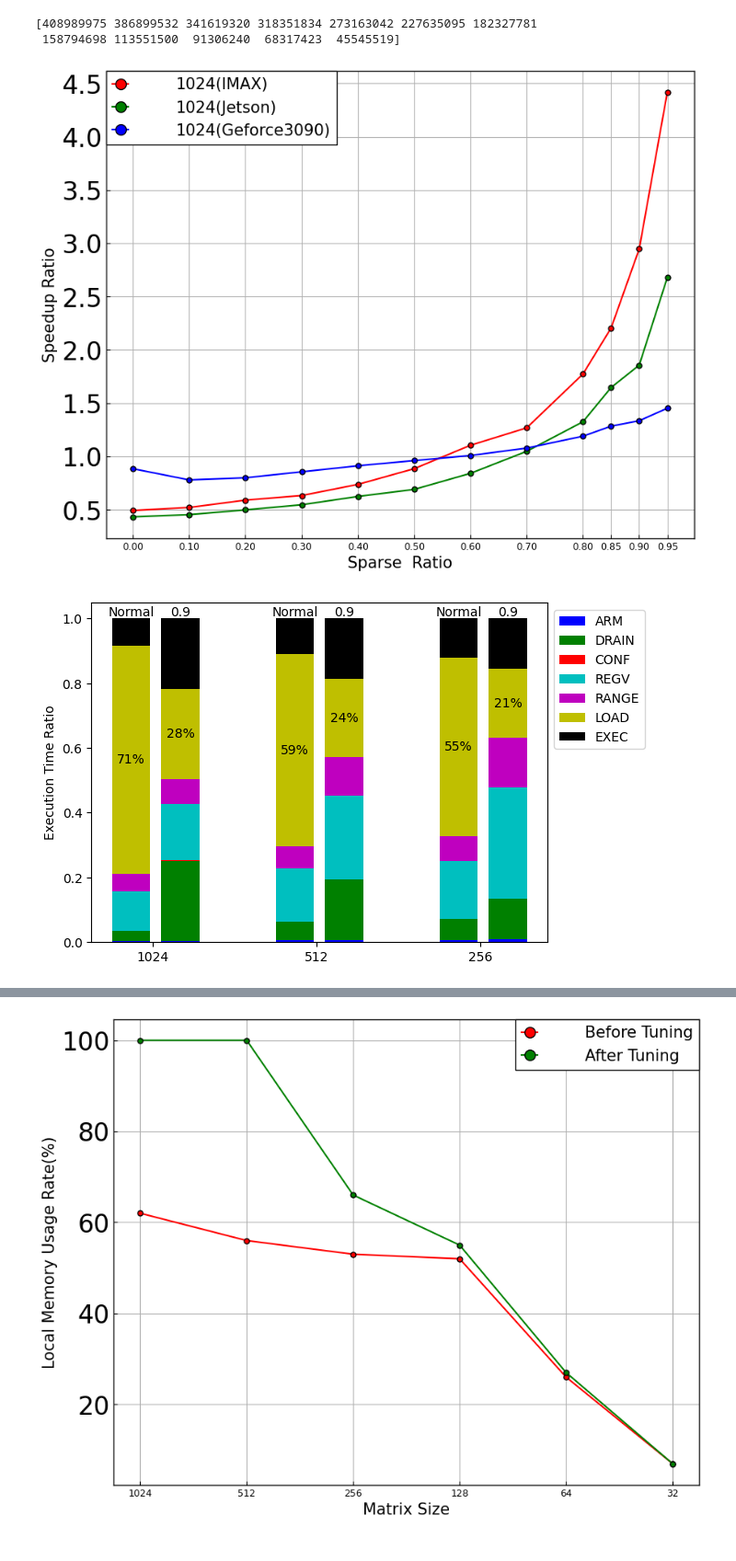
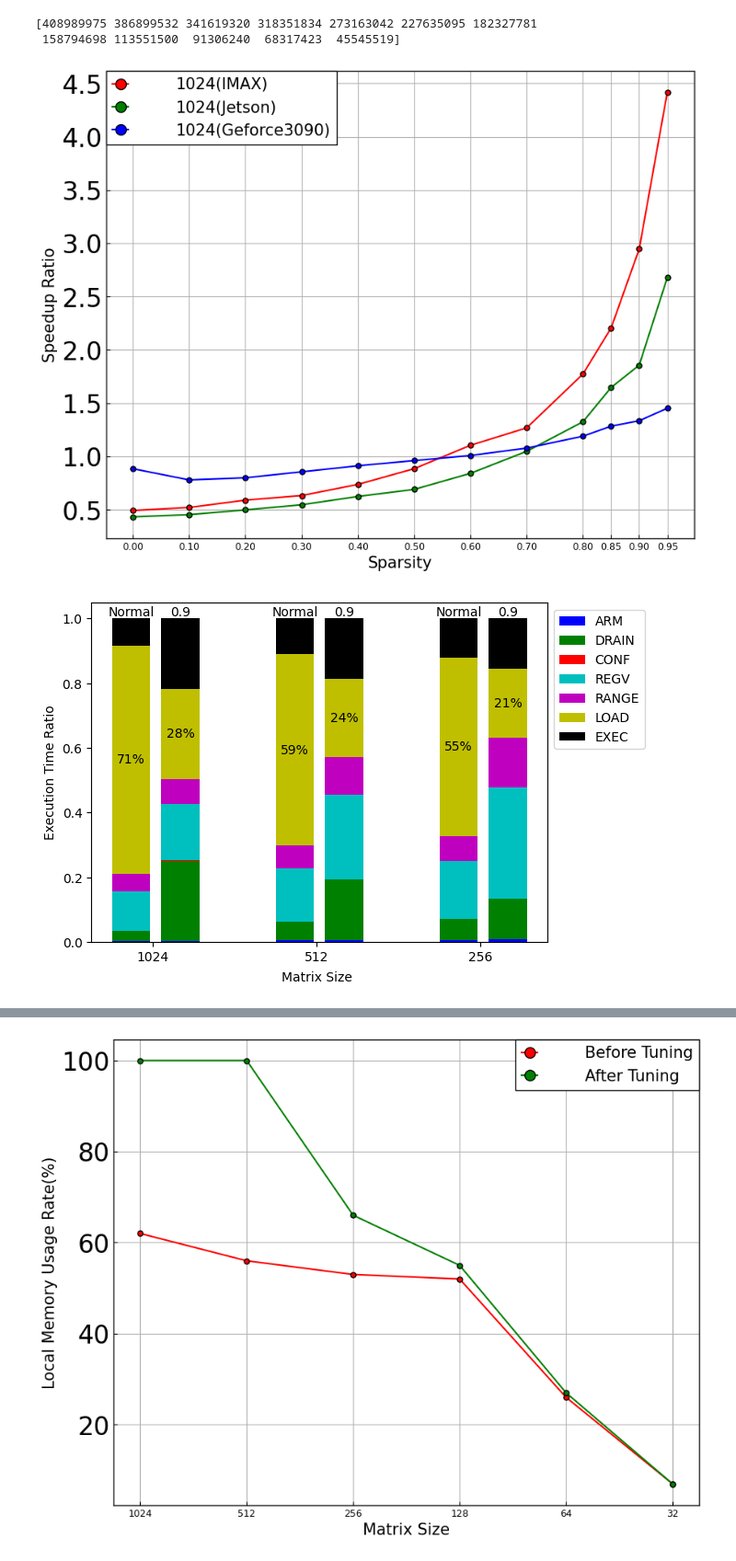
Before and after one commit to taku2365/IMAX_sparse.cent, a Jupyter notebook: src/emax6_sparselib/result_vis.ipynb, the cells around one changed output, grey strips where cells are left out. Shown at 92% size. Drawn from its saved outputs; the diff is of its cells as text; code cells hidden in the pictures.

Commit message:
modify sparse format to reduce redundant margdin length

```diff
--- a/src/emax6_sparselib/result_vis.ipynb
+++ b/src/emax6_sparselib/result_vis.ipynb
@@ -113,7 +115,7 @@ fig_1.plot(x, y_sparse_1024, marker='.', markersize=10, markeredgewidth=1., mark
 fig_1.plot(x, Jetson_cusparse, marker='.', markersize=10, markeredgewidth=1., markeredgecolor='k', color="g", label="1024(Jetson)")
 fig_1.plot(x, geforce_3090_cusparse, marker='.', markersize=10, markeredgewidth=1., markeredgecolor='k', color="b", label="1024(Geforce3090)")
 
-fig_1.set_xlabel("Sparse  Ratio")
+fig_1.set_xlabel("Sparsity")
 fig_1.set_ylabel("Speedup Ratio")
 fig_1.set_xticks(x)
 
@@ -123,7 +125,7 @@ plt.show()
 # %% [output]
 [408989975 386899532 341619320 318351834 273163042 227635095 182327781
  158794698 113551500  91306240  68317423  45545519]
-[figure, old version]
+[figure, new version]
 # %%
 import numpy as np
 import matplotlib.pyplot as plt
@@ -205,34 +207,36 @@ xtra_space = 0.1
 rects1 = ax.bar(ind+ width + xtra_space, ARM_09, width, color='b')
 rects2 = ax.bar(ind+ width + xtra_space, DRAIN_09, width, color='g',bottom=ARM_09)
 rects3 = ax.bar(ind+ width + xtra_space, CONF_09, width, color='r',bottom=DRAIN_09+ARM_09)
 rects4 = ax.bar(ind+ width + xtra_space, REGV_09, width, color='c',bottom=CONF_09+DRAIN_09+ARM_09)
 rects5 = ax.bar(ind+ width + xtra_space, RANGE_09, width, color='m',bottom=REGV_09+CONF_09+DRAIN_09+ARM_09)
 rects6 = ax.bar(ind+ width + xtra_space, LOAD_09, width, color='y',bottom=RANGE_09+REGV_09+CONF_09+DRAIN_09+ARM_09)
 rects7 = ax.bar(ind+ width + xtra_space, EXEC_09, width, color='k',bottom=LOAD_09+RANGE_09+REGV_09+CONF_09+DRAIN_09+ARM_09)
 for xpos, ypos, yval in zip(np.array(ind+ width + xtra_space), (np.array(RANGE_09+REGV_09+CONF_09+DRAIN_09+ARM_09)), np.array(LOAD_09)):
     plt.text(xpos, ypos+yval/2, "{:<2,.0f}%".format(yval*100), ha="center", va="center")
 
 for xpos, ypos in zip(np.array(ind+ width + xtra_space), (np.array(LOAD_09+RANGE_09+REGV_09+CONF_09+DRAIN_09+ARM_09+EXEC_09))):
     plt.text(xpos, ypos+0.02, "0.9", ha="center", va="center")
 # for xpos, ypos, yval in zip(x, y1/2, y1):
 #     plt.text(xpos, ypos, "%.1f".format(yval), ha="center", va="center")
 # for xpos, ypos, yval in zip(x, y1+y2/2, y2):
 #     plt.text(xpos, ypos, "%.1f"%yval, ha="center", va="center")
 # for xpos, ypos, yval in zip(x, y1+y2+y3/2, y3):
 #     plt.text(xpos, ypos, "%.1f"%yval, ha="center", va="center")
 # # add text annotation corresponding to the "total" value of each bar
 # for xpos, ypos, yval in zip(x, y1+y2+y3, snum):
 #     plt.text(xpos, ypos, "N=%d"%yval, ha="center", va="bottom")
 # add some text for labels, title and axes ticks
 ax.set_ylabel('Execution Time Ratio')
 # ax.set_title('Population: Age Structure')
 
 ax.set_xticks(ind+width-0.15)
 ax.set_xticklabels( ("1024","512","256") )
+plt.text(ind[1]+width-0.15, -0.13, "Matrix Size", ha="center", va="bottom")
+
 plt.legend(loc="lower left",bbox_to_anchor=(1,0.55))
 plt.show()
 # %% [output]
-[figure, old version]
+[figure, new version]
 # %%
 import pandas as pd
 import numpy as np
```
Also changed, not shown: parts of 6 cells of this notebook, 41 other files.
